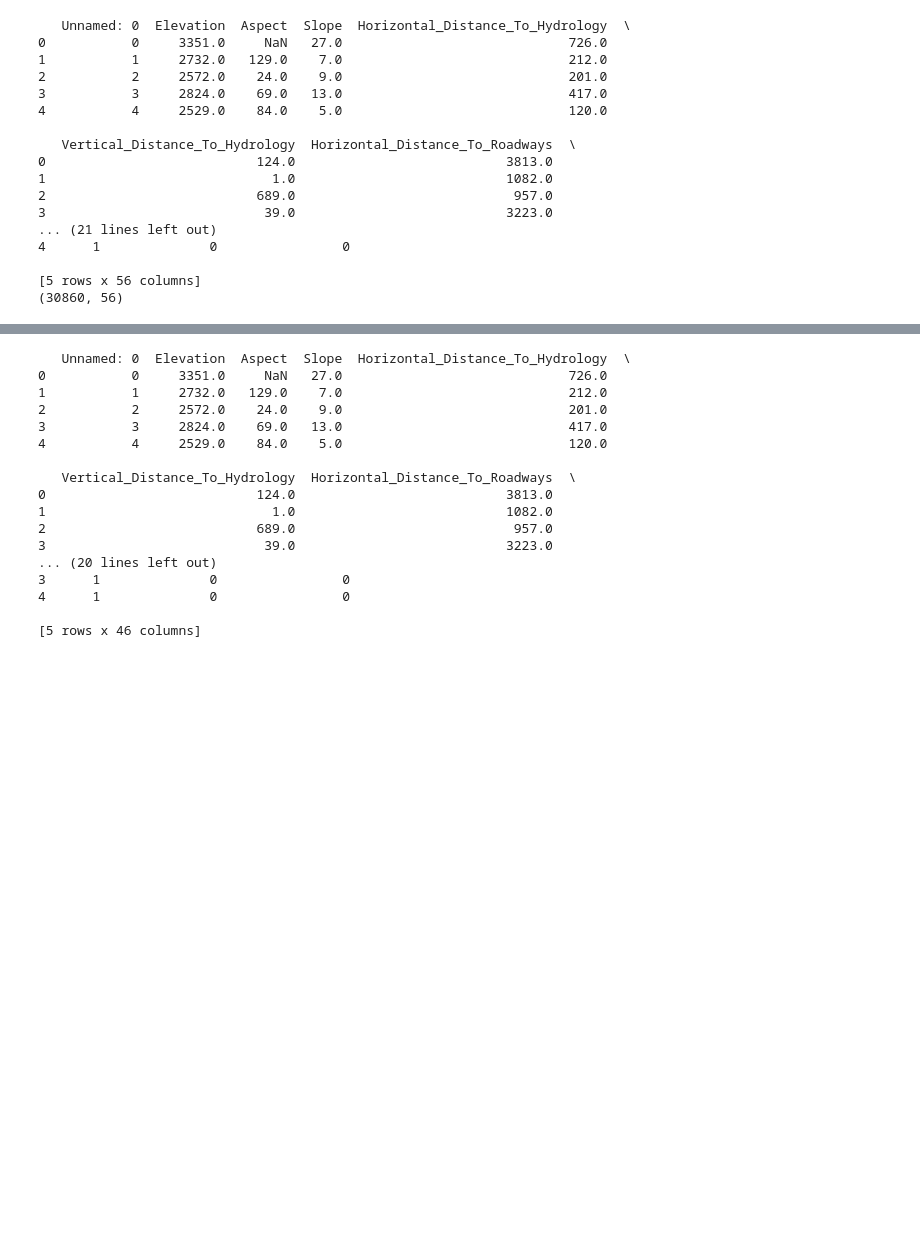
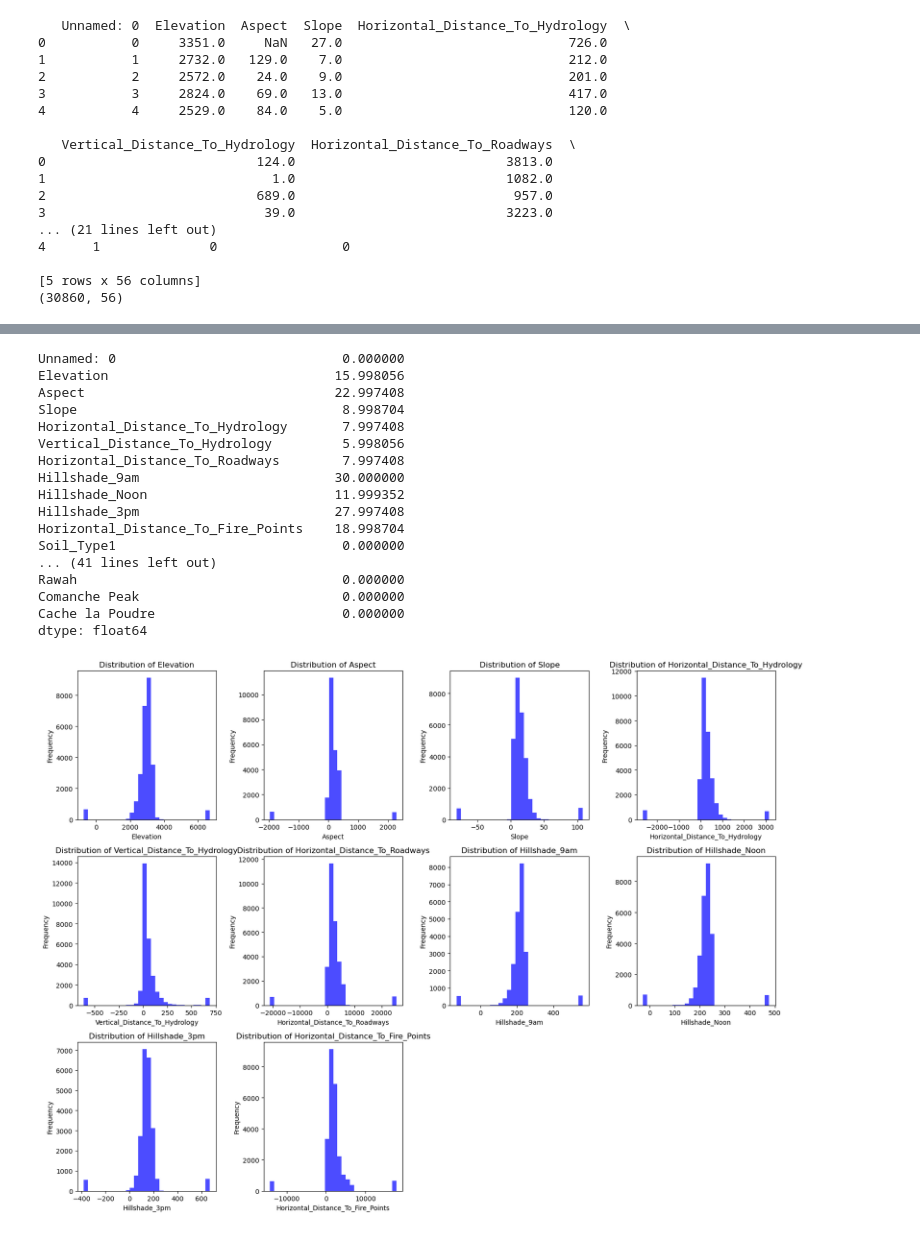
Before and after one commit to bonaparte233/COMP5310_Group50_A1, a Jupyter notebook: fzhu0880/fzhu0880_A1_Code.ipynb, the cells around one changed output, grey strips where cells are left out. Saved outputs shown, nothing was run; the diff lists cells and outputs as text; code cells hidden in the pictures; blank space fills up the shorter version.

```diff
--- a/fzhu0880/fzhu0880_A1_Code.ipynb
+++ b/fzhu0880/fzhu0880_A1_Code.ipynb
@@ -28,8 +26,18 @@ print(df.shape)
 [5 rows x 56 columns]
 (30860, 56)
 # %%
-missing_data = df.isnull().sum()
+soil_columns = [f'Soil_Type{i}' for i in range(1, 41)]
+def handle_soil_types(df):
+    soil_type_counts = df[soil_columns].sum()
+    most_common = soil_type_counts.idxmax()
+    df[soil_columns] = df[soil_columns].fillna(0)
+    df[soil_columns] = df[soil_columns].astype('int64')
+    def fix_row(row):# If a row does not have any Soil_Type flag of 1, it is replaced with most_common
+        if 1 in row.values:
+            return row
+        else:
+            return pd.Series([1 if col == most_common else 0 for col in soil_columns], index=soil_columns)
+    df[soil_columns] = df[soil_columns].apply(fix_row, axis=1)
+    return df
 
-missing_percentage = (missing_data / len(df)) * 100
-
-print(missing_percentage)
+df = handle_soil_types(df)
@@ -54,31 +44,43 @@ dtype: float64
 # %%
-hold = 50
+missing_data = df.isnull().sum()
+missing_percentage = (missing_data / len(df)) * 100
+print(missing_percentage)
 
-df_cleaned = df.drop(columns=missing_percentage[missing_percentage > 50].index)
-
-
-print(df_cleaned.head())
+columns_to_drop = [col for col in missing_percentage.index if missing_percentage[col] > 50 and col not in soil_columns]# Delete columns with more than 50% missing values (keep the soil_columns column)
+df_cleaned = df.drop(columns=columns_to_drop)
 # %% [output]
-   Unnamed: 0  Elevation  Aspect  Slope  Horizontal_Distance_To_Hydrology  \
-0           0     3351.0     NaN   27.0                             726.0
-1           1     2732.0   129.0    7.0                             212.0
-2           2     2572.0    24.0    9.0                             201.0
-3           3     2824.0    69.0   13.0                             417.0
-4           4     2529.0    84.0    5.0                             120.0
-
-   Vertical_Distance_To_Hydrology  Horizontal_Distance_To_Roadways  \
-0                           124.0                           3813.0
-1                             1.0                           1082.0
-2                           689.0                            957.0
-3                            39.0                           3223.0
-... (20 lines left out)
-3      1              0                0
-4      1              0                0
-
-[5 rows x 46 columns]
+Unnamed: 0                             0.000000
+Elevation                             15.998056
+Aspect                                22.997408
+Slope                                  8.998704
+Horizontal_Distance_To_Hydrology       7.997408
+Vertical_Distance_To_Hydrology         5.998056
+Horizontal_Distance_To_Roadways        7.997408
+Hillshade_9am                         30.000000
+Hillshade_Noon                        11.999352
+Hillshade_3pm                         27.997408
+Horizontal_Distance_To_Fire_Points    18.998704
+Soil_Type1                             0.000000
+... (41 lines left out)
+Rawah                                  0.000000
+Comanche Peak                          0.000000
+Cache la Poudre                        0.000000
+dtype: float64
 # %%
-numeric_columns = df_cleaned.select_dtypes(include=[np.number]).columns
+columns_of_interest = ['Elevation', 'Aspect', 'Slope', 'Horizontal_Distance_To_Hydrology','Vertical_Distance_To_Hydrology', 'Horizontal_Distance_To_Roadways', 'Hillshade_9am', 'Hillshade_Noon', 'Hillshade_3pm', 'Horizontal_Distance_To_Fire_Points']
 
-for column in numeric_columns:
-    df_cleaned[column] = df_cleaned[column].fillna(df_cleaned[column].mean())
+df_cleaned = df_cleaned[columns_of_interest + soil_columns + ['Forest_Cover', 'Neota', 'Rawah', 'Comanche Peak', 'Cache la Poudre']]
+columns_to_plot = columns_of_interest
+
+plt.figure(figsize=(16, 12))# Map the distribution so I can analyze how to fill in the missing values
+for i, column in enumerate(columns_to_plot, 1):
+    plt.subplot(3, 4, i)
+    df_cleaned[column].plot(kind='hist', bins=30, color='blue', alpha=0.7)
+    plt.title(f'Distribution of {column}', fontsize=12)
+    plt.xlabel(f'{column}')
+    plt.ylabel('Frequency')
+plt.tight_layout()
+plt.show()
+# %% [output]
+[figure, added]
 # %%
```
Also changed, not shown: parts of 10 cells of this notebook, 1 other file.
